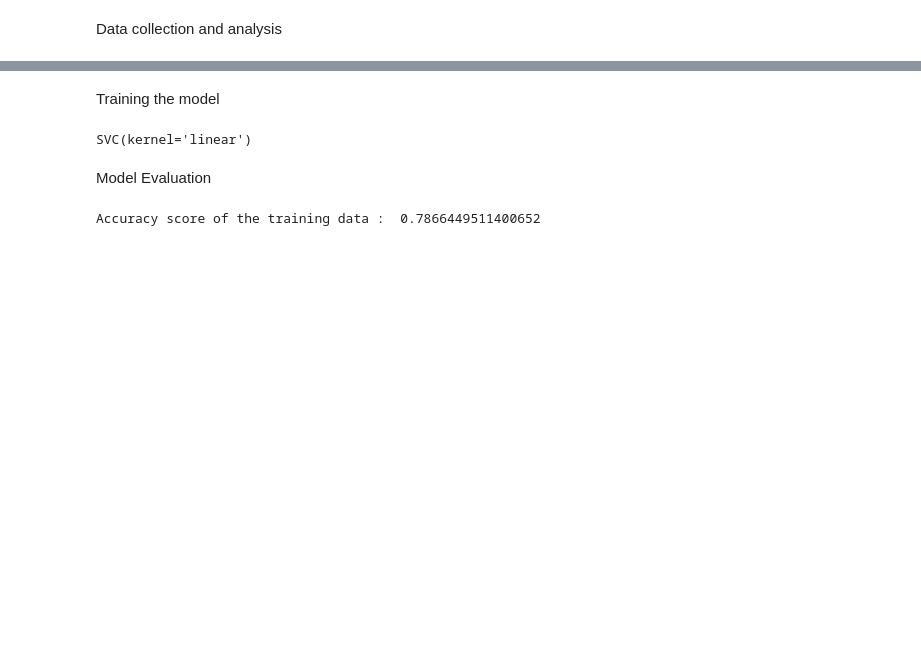
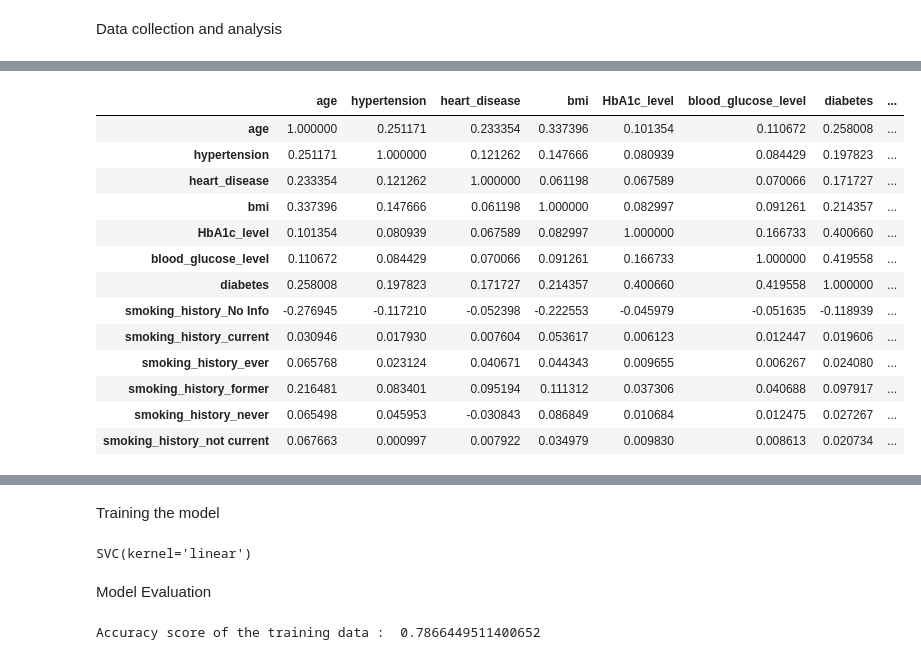
Before and after one commit to tinashejima/Python, a Jupyter notebook: Diabetes_Prediction/diabetesPrediction.ipynb, the cells around one changed output, grey strips where cells are left out. Drawn from its saved outputs; the diff is of its cells as text; code cells hidden in the pictures; blank space fills up the shorter version.

```diff
--- a/Diabetes_Prediction/diabetesPrediction.ipynb
+++ b/Diabetes_Prediction/diabetesPrediction.ipynb
@@ -151,0 +137,19 @@ print(X.shape, X_train.shape, X_test.shape)
+# %%
+#relationship between variables
+corr=df.corr()
+corr
+# %% [output]
+|  | age | hypertension | heart_disease | bmi | HbA1c_level | blood_glucose_level | diabetes | ... |
+| age | 1.000000 | 0.251171 | 0.233354 | 0.337396 | 0.101354 | 0.110672 | 0.258008 | ... |
+| hypertension | 0.251171 | 1.000000 | 0.121262 | 0.147666 | 0.080939 | 0.084429 | 0.197823 | ... |
+| heart_disease | 0.233354 | 0.121262 | 1.000000 | 0.061198 | 0.067589 | 0.070066 | 0.171727 | ... |
+| bmi | 0.337396 | 0.147666 | 0.061198 | 1.000000 | 0.082997 | 0.091261 | 0.214357 | ... |
+| HbA1c_level | 0.101354 | 0.080939 | 0.067589 | 0.082997 | 1.000000 | 0.166733 | 0.400660 | ... |
+| blood_glucose_level | 0.110672 | 0.084429 | 0.070066 | 0.091261 | 0.166733 | 1.000000 | 0.419558 | ... |
+| diabetes | 0.258008 | 0.197823 | 0.171727 | 0.214357 | 0.400660 | 0.419558 | 1.000000 | ... |
+| smoking_history_No Info | -0.276945 | -0.117210 | -0.052398 | -0.222553 | -0.045979 | -0.051635 | -0.118939 | ... |
+| smoking_history_current | 0.030946 | 0.017930 | 0.007604 | 0.053617 | 0.006123 | 0.012447 | 0.019606 | ... |
+| smoking_history_ever | 0.065768 | 0.023124 | 0.040671 | 0.044343 | 0.009655 | 0.006267 | 0.024080 | ... |
+| smoking_history_former | 0.216481 | 0.083401 | 0.095194 | 0.111312 | 0.037306 | 0.040688 | 0.097917 | ... |
+| smoking_history_never | 0.065498 | 0.045953 | -0.030843 | 0.086849 | 0.010684 | 0.012475 | 0.027267 | ... |
+| smoking_history_not current | 0.067663 | 0.000997 | 0.007922 | 0.034979 | 0.009830 | 0.008613 | 0.020734 | ... |
```
Also changed, not shown: parts of 56 cells of this notebook, 15 other files.
